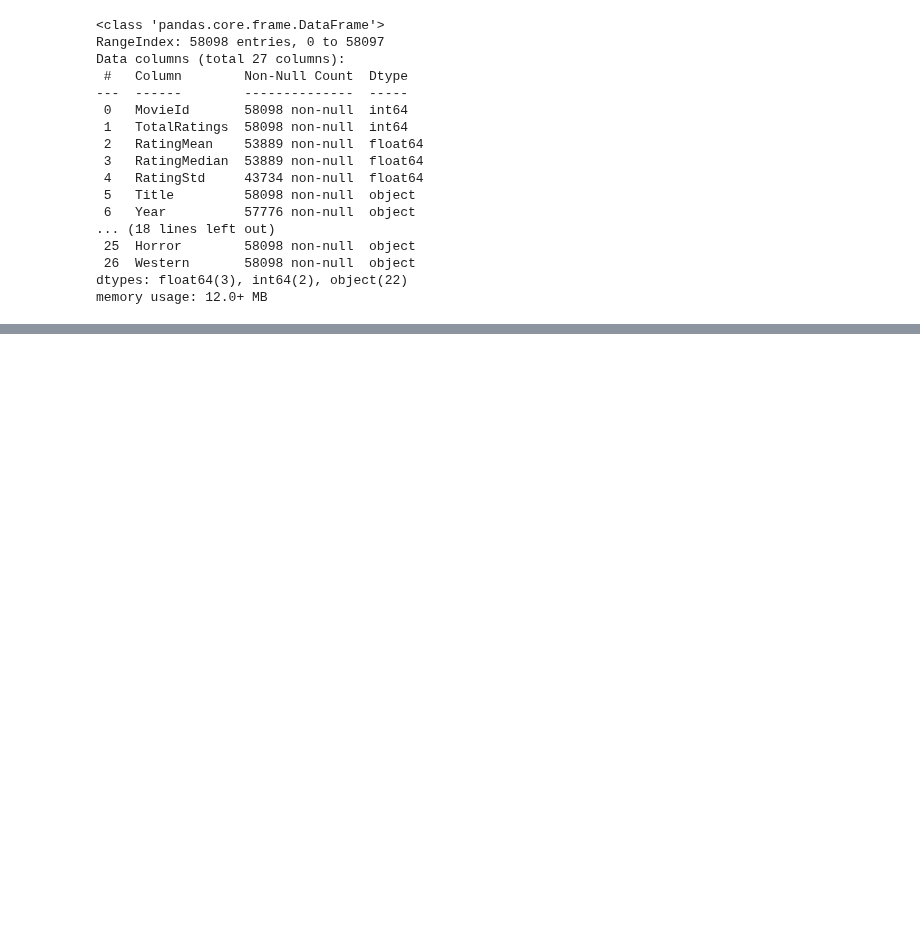
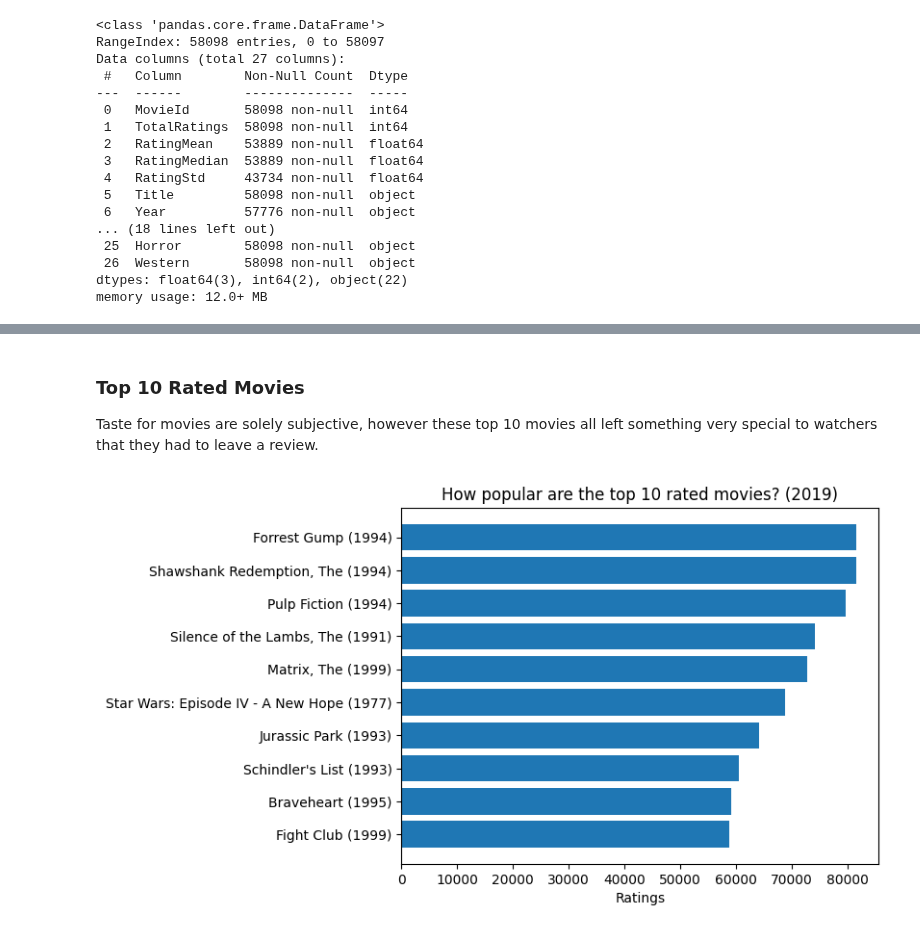
Before and after one commit to lauraah10/MachineLearning_Projects, a Jupyter notebook: Lab3_Clustering.ipynb, the cells around one changed output, grey strips where cells are left out. Drawn from its saved outputs; the diff is of its cells as text; code cells hidden in the pictures; blank space fills up the shorter version.

```diff
--- a/Lab3_Clustering.ipynb
+++ b/Lab3_Clustering.ipynb
@@ -195,0 +288,20 @@ memory usage: 12.0+ MB
+# %% [markdown]
+### Top 10 Rated Movies
+Taste for movies are solely subjective, however these top 10 movies all left something very special to watchers that they had to leave a review.
+# %%
+plot1_series = df_merge1.groupby('title')['rating'].count().sort_values(ascending=False).head(10)
+top10movies = plot1_series.index.tolist()
+plt.rcdefaults()
+fig, ax = plt.subplots()
+
+y_pos = np.arange(len(top10movies))
+
+ax.barh(y_pos, plot1_series, align='center')
+ax.set_yticks(y_pos, labels=top10movies)
+ax.invert_yaxis()  # labels read top-to-bottom
+ax.set_xlabel('Ratings')
+ax.set_title('How popular are the top 10 rated movies? (2019)')
+
+plt.show()
+# %% [output]
+[figure, added]
```
Also changed, not shown: parts of 27 cells of this notebook.
